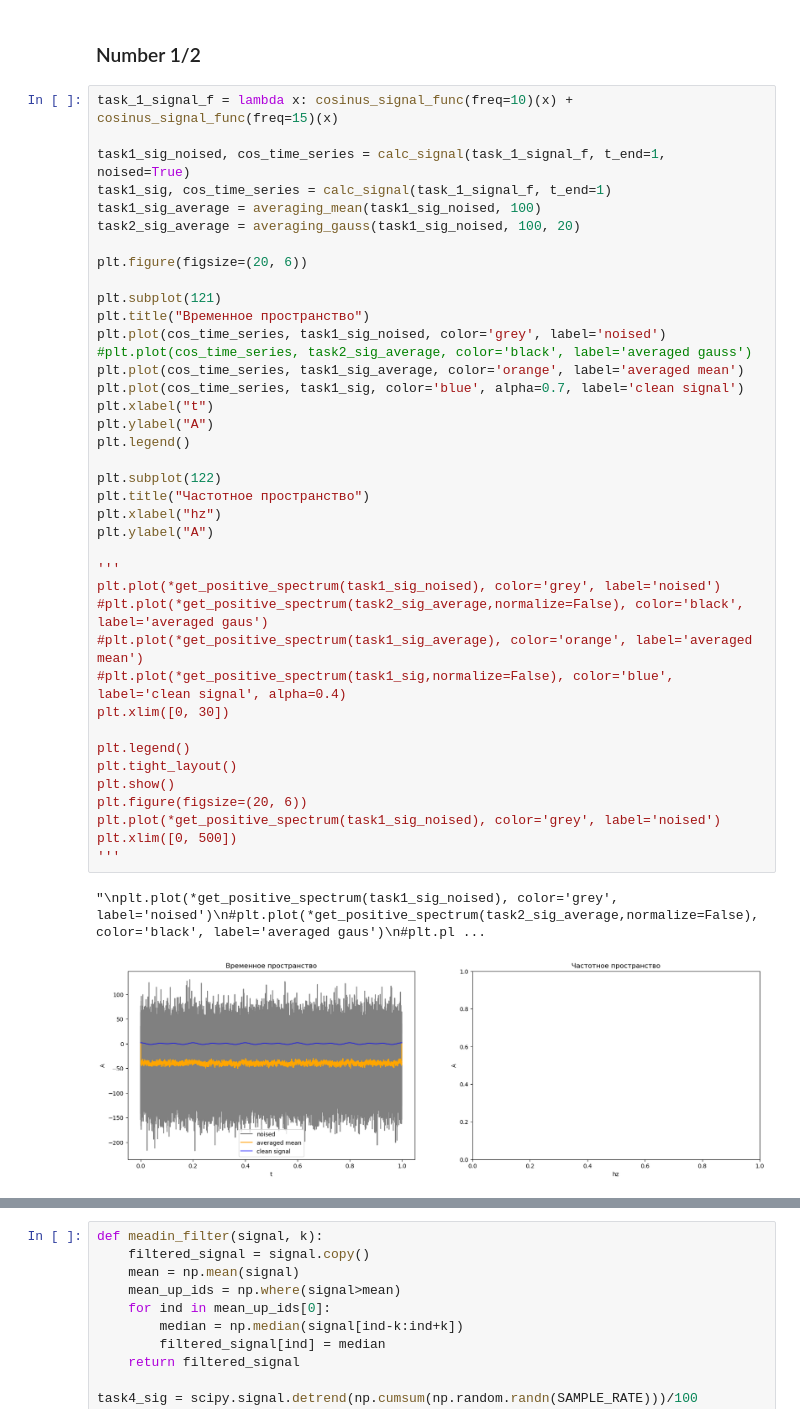
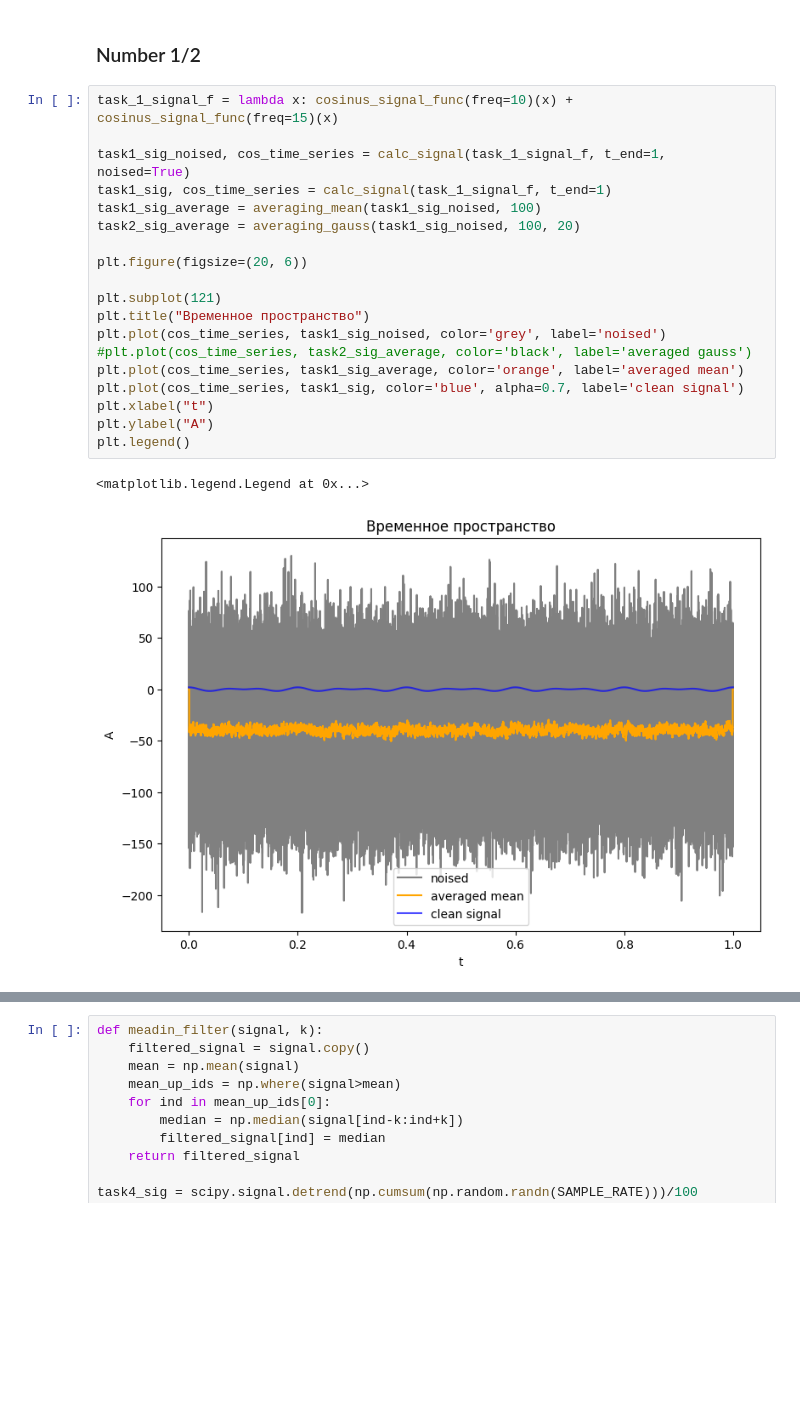
Before and after one commit to NikitaGoltsev/Digital_signals, a Jupyter notebook: lab07.ipynb, the cells around one changed output, grey strips where cells are left out. Cells and saved outputs as stored; diff of their text form; blank space fills up the shorter version.

```diff
--- a/lab07.ipynb
+++ b/lab07.ipynb
@@ -63,45 +63,25 @@ def averaging_gauss(signal, k, w):
 # %%
 task_1_signal_f = lambda x: cosinus_signal_func(freq=10)(x) + cosinus_signal_func(freq=15)(x)
 
 task1_sig_noised, cos_time_series = calc_signal(task_1_signal_f, t_end=1, noised=True)
 task1_sig, cos_time_series = calc_signal(task_1_signal_f, t_end=1)
 task1_sig_average = averaging_mean(task1_sig_noised, 100)
 task2_sig_average = averaging_gauss(task1_sig_noised, 100, 20)
 
 plt.figure(figsize=(20, 6))
 
 plt.subplot(121)
 plt.title("Временное пространство")
 plt.plot(cos_time_series, task1_sig_noised, color='grey', label='noised')
 #plt.plot(cos_time_series, task2_sig_average, color='black', label='averaged gauss')
 plt.plot(cos_time_series, task1_sig_average, color='orange', label='averaged mean')
 plt.plot(cos_time_series, task1_sig, color='blue', alpha=0.7, label='clean signal')
 plt.xlabel("t")
 plt.ylabel("A")
 plt.legend()
-
-plt.subplot(122)
-plt.title("Частотное пространство")
-plt.xlabel("hz")
-plt.ylabel("A")
-
-'''
-plt.plot(*get_positive_spectrum(task1_sig_noised), color='grey', label='noised')
-#plt.plot(*get_positive_spectrum(task2_sig_average,normalize=False), color='black', label='averaged gaus')
-#plt.plot(*get_positive_spectrum(task1_sig_average), color='orange', label='averaged mean')
-#plt.plot(*get_positive_spectrum(task1_sig,normalize=False), color='blue', label='clean signal', alpha=0.4)
-plt.xlim([0, 30])
-
-plt.legend()
-plt.tight_layout()
-plt.show()
-plt.figure(figsize=(20, 6))
-plt.plot(*get_positive_spectrum(task1_sig_noised), color='grey', label='noised')
-plt.xlim([0, 500])
-'''
 # %% [output]
-"\nplt.plot(*get_positive_spectrum(task1_sig_noised), color='grey', label='noised')\n#plt.plot(*get_positive_spectrum(task2_sig_average,normalize=False), color='black', label='averaged gaus')\n#plt.pl ...
+<matplotlib.legend.Legend at 0x...>
-[figure, old version]
+[figure, new version]
 # %%
 def add_peaks(signal, p=0.2, peak=1):
     peaks = np.zeros_like(signal)
```
Also changed, not shown: parts of 1 cell of this notebook.
